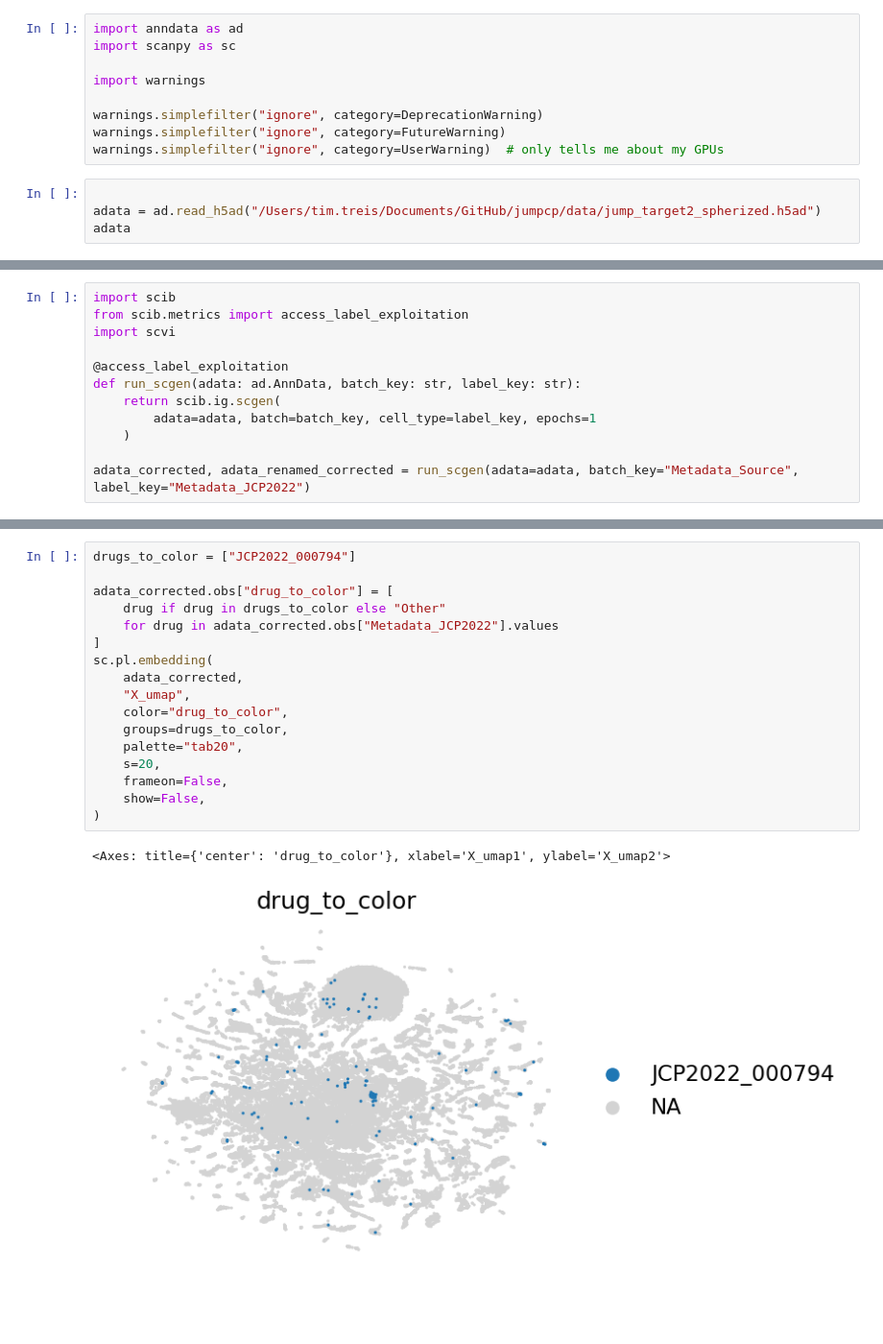
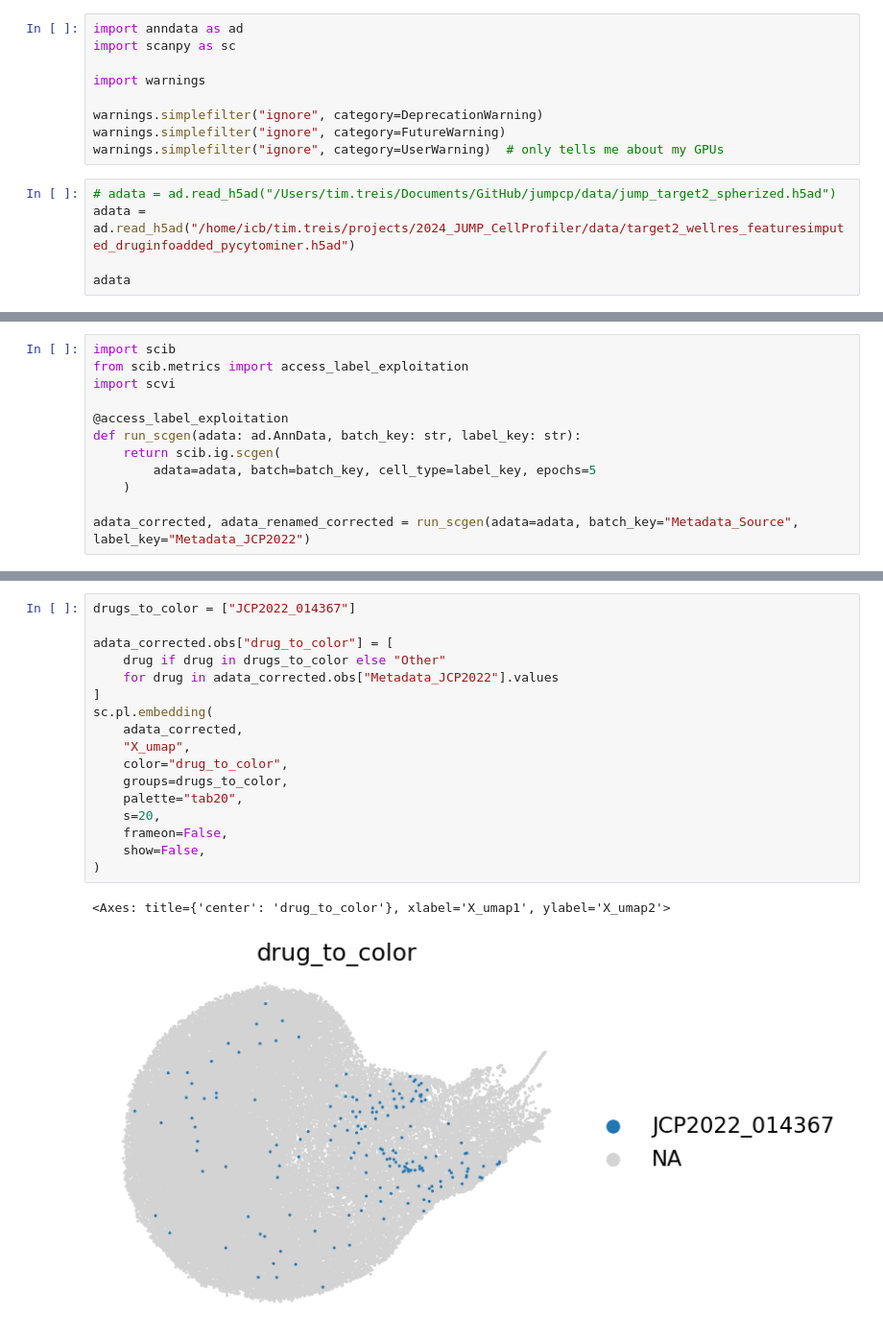
Before and after one commit to timtreis/scib, a Jupyter notebook: sandbox.ipynb, the cells around one changed output, grey strips where cells are left out. Shown at 96% size. Saved outputs shown, nothing was run; the diff lists cells and outputs as text; blank space fills up the shorter version.

```diff
--- a/sandbox.ipynb
+++ b/sandbox.ipynb
@@ -13,7 +13,8 @@ warnings.simplefilter("ignore", category=DeprecationWarning)
 warnings.simplefilter("ignore", category=FutureWarning)
 warnings.simplefilter("ignore", category=UserWarning)  # only tells me about my GPUs
 # %%
+# adata = ad.read_h5ad("/Users/tim.treis/Documents/GitHub/jumpcp/data/jump_target2_spherized.h5ad")
+adata = ad.read_h5ad("/home/icb/tim.treis/projects/2024_JUMP_CellProfiler/data/target2_wellres_featuresimputed_druginfoadded_pycytominer.h5ad")
 
-adata = ad.read_h5ad("/Users/tim.treis/Documents/GitHub/jumpcp/data/jump_target2_spherized.h5ad")
 adata
 # %% [output]
@@ -27,7 +31,7 @@ import scvi
 @access_label_exploitation
 def run_scgen(adata: ad.AnnData, batch_key: str, label_key: str):
     return scib.ig.scgen(
-        adata=adata, batch=batch_key, cell_type=label_key, epochs=1
+        adata=adata, batch=batch_key, cell_type=label_key, epochs=5
     )
 
 adata_corrected, adata_renamed_corrected = run_scgen(adata=adata, batch_key="Metadata_Source", label_key="Metadata_JCP2022")
@@ -50,23 +81,23 @@ sc.tl.umap(adata_corrected)
 # %%
-drugs_to_color = ["JCP2022_000794"]
+drugs_to_color = ["JCP2022_014367"]
 
 adata_corrected.obs["drug_to_color"] = [
     drug if drug in drugs_to_color else "Other"
     for drug in adata_corrected.obs["Metadata_JCP2022"].values
 ]
 sc.pl.embedding(
     adata_corrected,
     "X_umap",
     color="drug_to_color",
     groups=drugs_to_color,
     palette="tab20",
     s=20,
     frameon=False,
     show=False,
 )
 # %% [output]
 <Axes: title={'center': 'drug_to_color'}, xlabel='X_umap1', ylabel='X_umap2'>
-[figure, old version]
+[figure, new version]
 # %%
 sc.pp.neighbors(adata_renamed_corrected)
 sc.tl.umap(adata_renamed_corrected)
```
Also changed, not shown: parts of 6 cells of this notebook, 1 other file.
